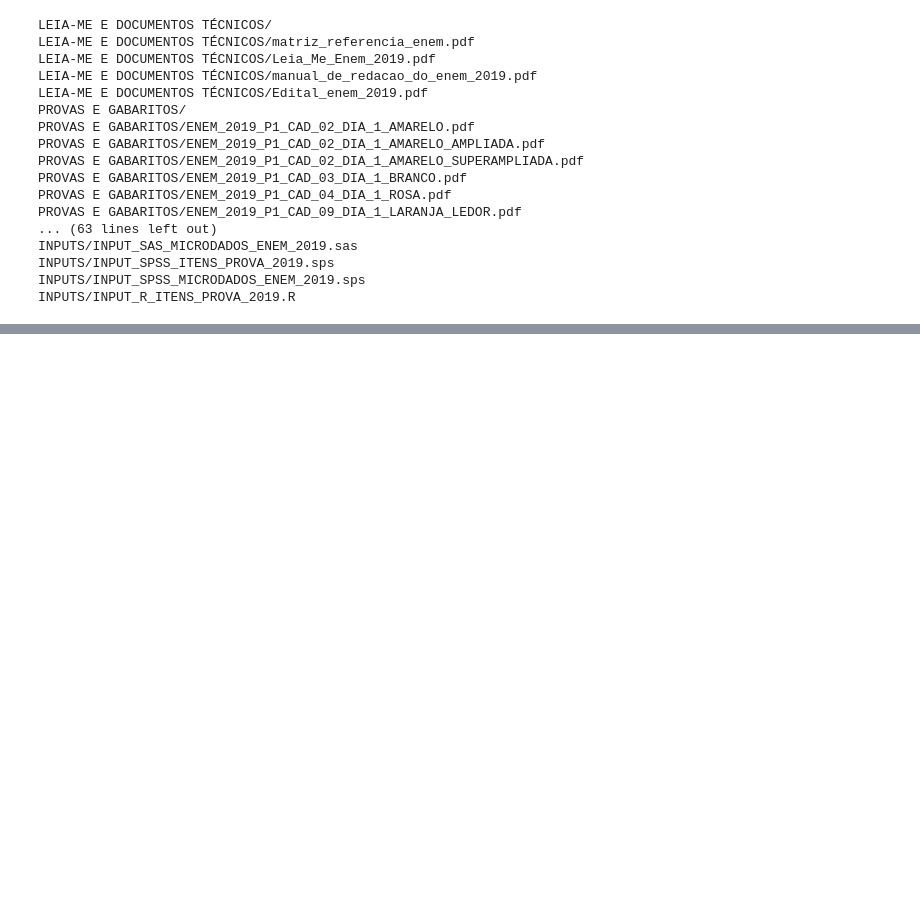
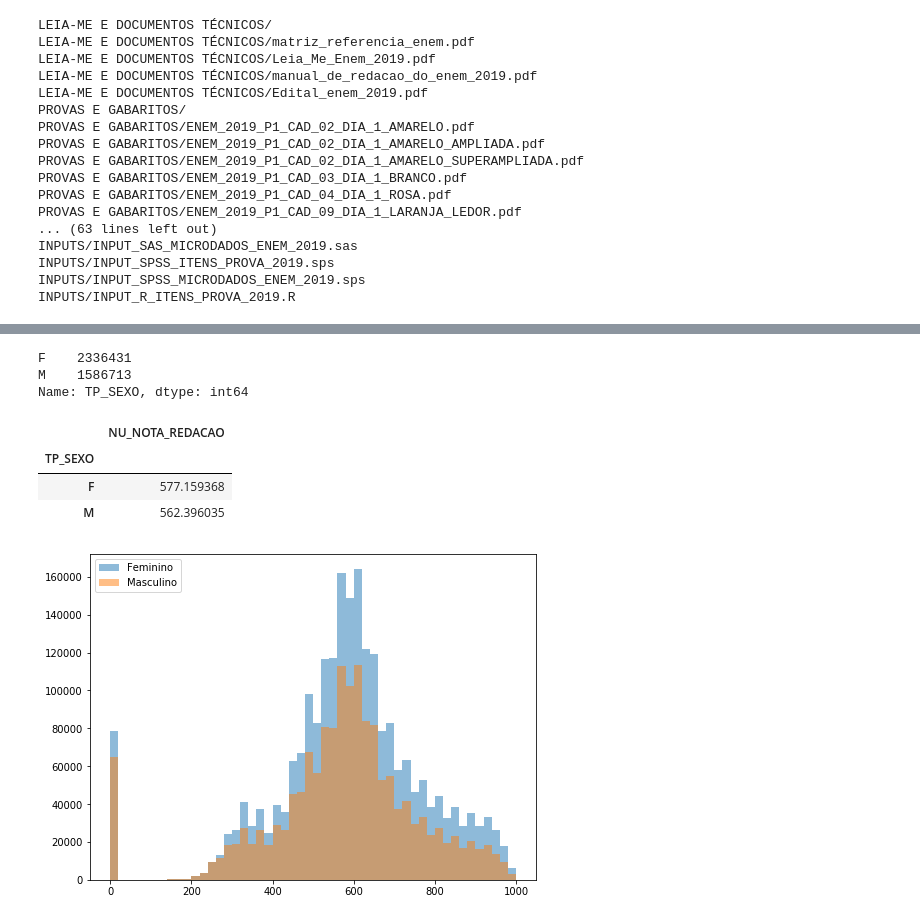
Before and after one commit to vitormiro/enem_2019_microdados, a Jupyter notebook: py_enem_2019.ipynb, the cells around one changed output, grey strips where cells are left out. Cells and saved outputs as stored; diff of their text form; code cells hidden in the pictures; blank space fills up the shorter version.

Commit message:
Refinando a seleção de variáveis e adicionando as primeiras análises

```diff
--- a/py_enem_2019.ipynb
+++ b/py_enem_2019.ipynb
@@ -55,21 +58,12 @@ array(['NU_INSCRICAO', 'NU_ANO', 'CO_MUNICIPIO_RESIDENCIA',
 # %%
+# Selecionar informações/variáveis considerando objetivos da análise
 colunas_selecionadas = ['NU_INSCRICAO', 'NU_ANO', 'CO_MUNICIPIO_RESIDENCIA',
-       'NO_MUNICIPIO_RESIDENCIA', 'CO_UF_RESIDENCIA', 'SG_UF_RESIDENCIA',
-       'NU_IDADE', 'TP_SEXO', 'TP_ESTADO_CIVIL', 'TP_COR_RACA',
-       'TP_NACIONALIDADE', 'CO_MUNICIPIO_NASCIMENTO',
-       'NO_MUNICIPIO_NASCIMENTO', 'CO_UF_NASCIMENTO', 'SG_UF_NASCIMENTO',
-       'TP_ST_CONCLUSAO', 'TP_ANO_CONCLUIU', 'TP_ESCOLA', 'TP_ENSINO',
-       'IN_TREINEIRO', 'CO_ESCOLA', 'CO_MUNICIPIO_ESC',
-       'NO_MUNICIPIO_ESC', 'CO_UF_ESC', 'SG_UF_ESC',
-       'TP_DEPENDENCIA_ADM_ESC', 'TP_LOCALIZACAO_ESC', 'TP_SIT_FUNC_ESC',
-       'CO_MUNICIPIO_PROVA',
-       'NO_MUNICIPIO_PROVA', 'CO_UF_PROVA', 'SG_UF_PROVA',
-       'TP_PRESENCA_CN', 'TP_PRESENCA_CH', 'TP_PRESENCA_LC',
-       'TP_PRESENCA_MT', 'CO_PROVA_CN', 'CO_PROVA_CH', 'CO_PROVA_LC',
-       'CO_PROVA_MT', 'NU_NOTA_CN', 'NU_NOTA_CH', 'NU_NOTA_LC',
-       'NU_NOTA_MT', 'TP_STATUS_REDACAO', 'NU_NOTA_COMP1',
-       'NU_NOTA_COMP2', 'NU_NOTA_COMP3', 'NU_NOTA_COMP4', 'NU_NOTA_COMP5', 'NU_NOTA_REDACAO',
-        'Q001', 'Q002', 'Q003', 'Q004', 'Q005', 'Q006',
-       'Q007', 'Q008', 'Q009', 'Q010', 'Q011', 'Q012', 'Q013', 'Q014',
-       'Q015', 'Q016', 'Q017', 'Q018', 'Q019', 'Q020', 'Q021', 'Q022',
-       'Q023', 'Q024', 'Q025']
+                        'NO_MUNICIPIO_RESIDENCIA', 'SG_UF_RESIDENCIA',
+                        'NU_IDADE', 'TP_SEXO', 'TP_COR_RACA',
+                        'TP_ST_CONCLUSAO', 'TP_ANO_CONCLUIU', 'TP_ESCOLA', 'TP_ENSINO',
+                        'CO_ESCOLA', 'CO_MUNICIPIO_ESC', 'NO_MUNICIPIO_ESC', 'CO_UF_ESC', 'SG_UF_ESC',
+                        'TP_DEPENDENCIA_ADM_ESC', 'TP_LOCALIZACAO_ESC', 'TP_SIT_FUNC_ESC', 'TP_PRESENCA_CN',
+                        'TP_PRESENCA_CH', 'TP_PRESENCA_LC', 'TP_PRESENCA_MT', 'TP_STATUS_REDACAO',
+                        'CO_PROVA_CN', 'CO_PROVA_CH', 'CO_PROVA_LC', 'CO_PROVA_MT',
+                        'NU_NOTA_CN', 'NU_NOTA_CH', 'NU_NOTA_LC', 'NU_NOTA_MT', 'NU_NOTA_REDACAO',
+                        'Q001', 'Q002', 'Q003', 'Q004', 'Q005', 'Q006', 'Q024', 'Q025']
@@ -93,0 +177,3 @@ df.shape
+# %%
+sexo_redacao = df.filter(items = ['TP_SEXO', 'NU_NOTA_REDACAO'])
+sexo_redacao.head()
@@ -93,0 +187,3 @@ df.shape
+# %%
+sexo_redacao = sexo_redacao.dropna()
+sexo_redacao.head()
@@ -93,0 +197,23 @@ df.shape
+# %%
+sexo_redacao['TP_SEXO'].value_counts()
+# %% [output]
+F    2336431
+M    1586713
+Name: TP_SEXO, dtype: int64
+# %%
+sexo_redacao.groupby('TP_SEXO').mean()
+# %% [output]
+|  | NU_NOTA_REDACAO |
+| TP_SEXO |  |
+| F | 577.159368 |
+| M | 562.396035 |
+# %%
+df1, df2 = sexo_redacao.loc[sexo_redacao['TP_SEXO']=='M'],   sexo_redacao.loc[sexo_redacao['TP_SEXO']=='F']
+# %%
+plt.figure(figsize=(8,6))
+plt.hist(df2['NU_NOTA_REDACAO'], bins=50, alpha = 0.5, label='Feminino')
+plt.hist(df1['NU_NOTA_REDACAO'], bins=50, alpha = 0.5, label='Masculino')
+plt.legend(loc='upper left')
+plt.show()
+# %% [output]
+[figure, added]
```
Also changed, not shown: parts of 12 cells of this notebook.
